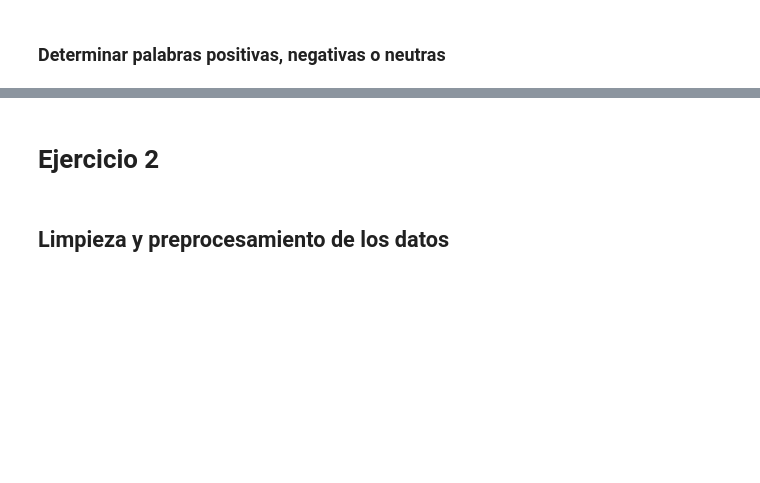
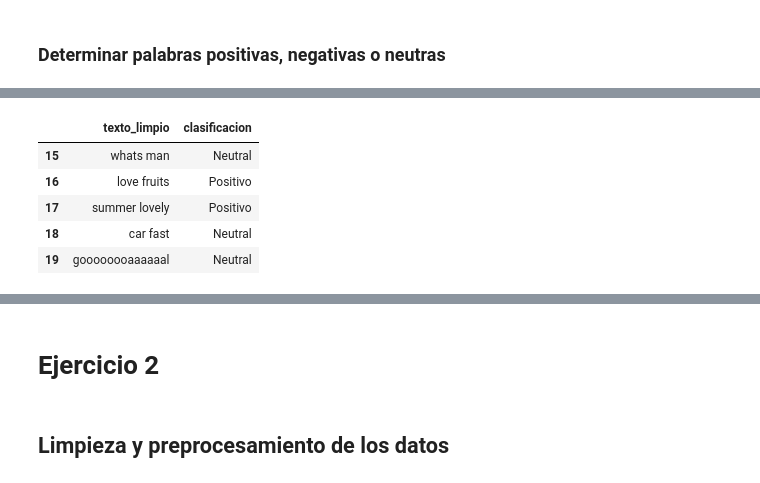
Before and after one commit to FerEsq/DS-Lab-06, a Jupyter notebook: Lab6(DataScience).ipynb, the cells around one changed output, grey strips where cells are left out. Drawn from its saved outputs; the diff is of its cells as text; code cells hidden in the pictures; blank space fills up the shorter version.

```diff
--- a/Lab6(DataScience).ipynb
+++ b/Lab6(DataScience).ipynb
@@ -317,0 +313,30 @@ Neutral words: ['bridge', 'madison', 'minor', 'bank', 'winston', 'tho', 'volcano
+# %%
+tweets_desastre_df = pd.DataFrame(tweets_desastre, columns=['texto_limpio'])
+tweets_no_desastre_df = pd.DataFrame(tweets_no_desastre, columns=['texto_limpio'])
+# %%
+# Función para clasificar el tweet basado en las listas de palabras
+def clasificar_tweet(tweet):
+    palabras = tweet.lower().split()  # Convertir el tweet a minúsculas y dividirlo en palabras
+    conteo_positivo = sum(word in positivas for word in palabras)
+    conteo_negativo = sum(word in negativas for word in palabras)
+    conteo_neutro = sum(word in neutral for word in palabras)
+
+    if conteo_positivo > conteo_negativo:
+        return 'Positivo'
+    elif conteo_negativo > conteo_positivo:
+        return 'Negativo'
+    else:
+        return 'Neutral'
+
+# Aplicar la función a cada tweet en el DataFrame
+tweets_desastre_df['clasificacion'] = tweets_desastre_df['texto_limpio'].apply(clasificar_tweet)
+tweets_no_desastre_df['clasificacion'] = tweets_no_desastre_df['texto_limpio'].apply(clasificar_tweet)
+# %%
+tweets_no_desastre_df.head()
+# %% [output]
+|  | texto_limpio | clasificacion |
+| 15 | whats man | Neutral |
+| 16 | love fruits | Positivo |
+| 17 | summer lovely | Positivo |
+| 18 | car fast | Neutral |
+| 19 | goooooooaaaaaal | Neutral |
```
Also changed, not shown: parts of 15 cells of this notebook, 1 other file.
